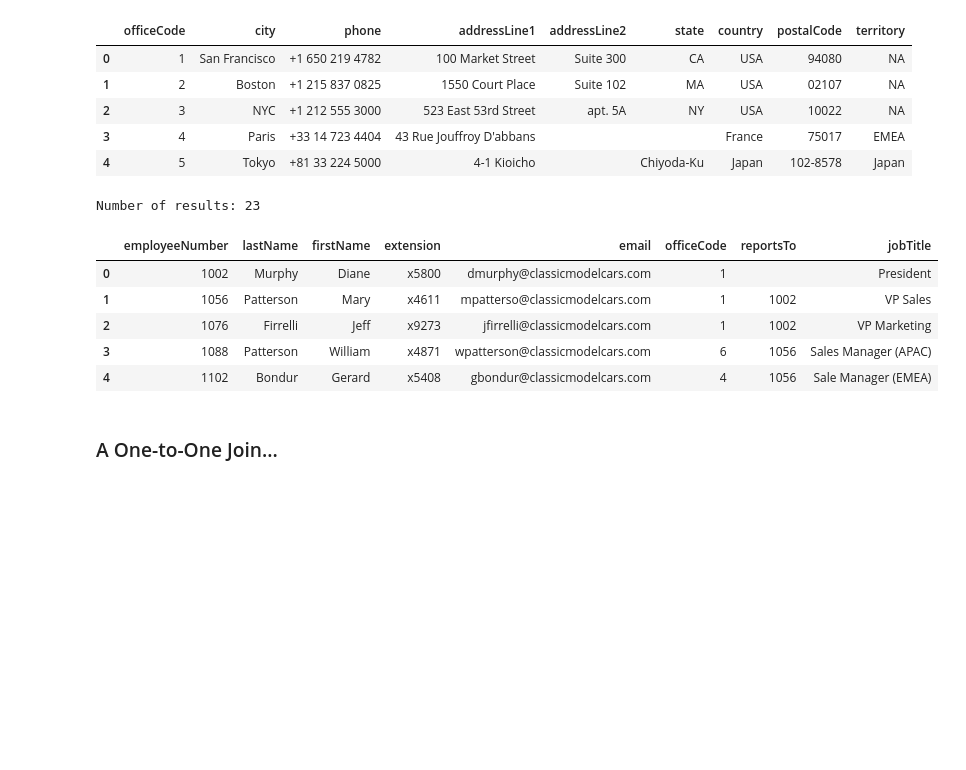
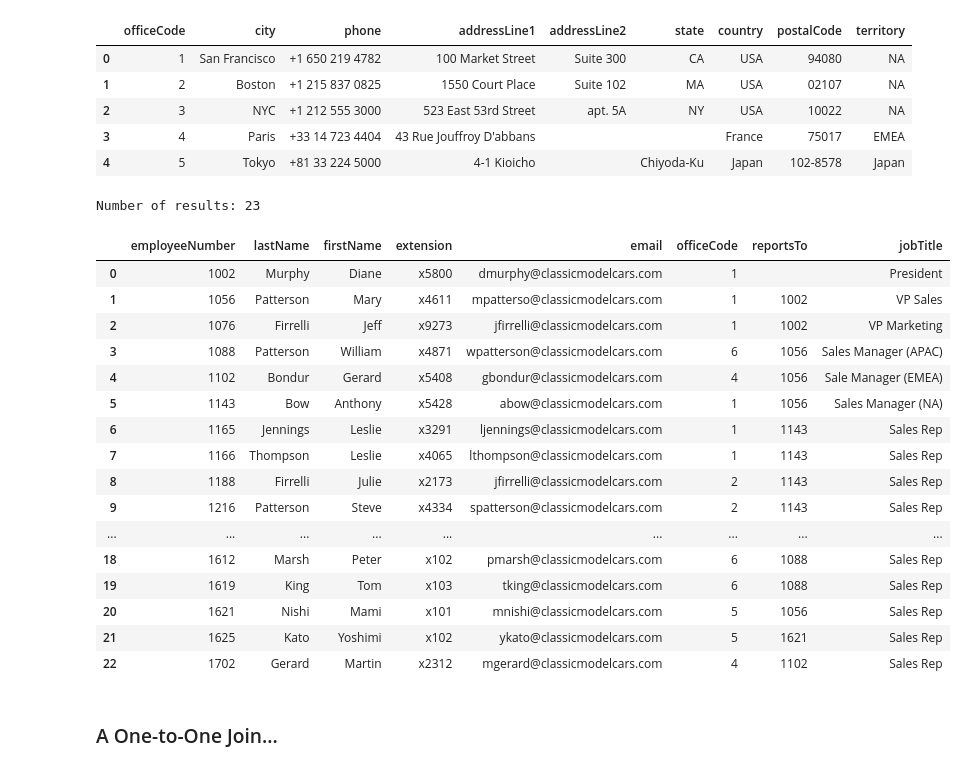
Before and after one commit to sooklald/dsc-1-05-12-one-to-many-and-many-to-many-joins-online-ds-pt-100118, a Jupyter notebook: index.ipynb, the cells around one changed output. Saved outputs shown, nothing was run; the diff lists cells and outputs as text; code cells hidden in the pictures; blank space fills up the shorter version.

```diff
--- a/index.ipynb
+++ b/index.ipynb
@@ -51,17 +51,28 @@ Number of results: 7
 # %%
 cur.execute('select * from employees;')
 df = pd.DataFrame(cur.fetchall())
 df.columns = [i[0] for i in cur.description]
 print('Number of results:', len(df))
-df.head()
+df
 # %% [output]
 Number of results: 23
 |  | employeeNumber | lastName | firstName | extension | email | officeCode | reportsTo | jobTitle |
 | 0 | 1002 | Murphy | Diane | x5800 | dmurphy@classicmodelcars.com | 1 |  | President |
 | 1 | 1056 | Patterson | Mary | x4611 | mpatterso@classicmodelcars.com | 1 | 1002 | VP Sales |
 | 2 | 1076 | Firrelli | Jeff | x9273 | jfirrelli@classicmodelcars.com | 1 | 1002 | VP Marketing |
 | 3 | 1088 | Patterson | William | x4871 | wpatterson@classicmodelcars.com | 6 | 1056 | Sales Manager (APAC) |
 | 4 | 1102 | Bondur | Gerard | x5408 | gbondur@classicmodelcars.com | 4 | 1056 | Sale Manager (EMEA) |
+| 5 | 1143 | Bow | Anthony | x5428 | abow@classicmodelcars.com | 1 | 1056 | Sales Manager (NA) |
+| 6 | 1165 | Jennings | Leslie | x3291 | ljennings@classicmodelcars.com | 1 | 1143 | Sales Rep |
+| 7 | 1166 | Thompson | Leslie | x4065 | lthompson@classicmodelcars.com | 1 | 1143 | Sales Rep |
+| 8 | 1188 | Firrelli | Julie | x2173 | jfirrelli@classicmodelcars.com | 2 | 1143 | Sales Rep |
+| 9 | 1216 | Patterson | Steve | x4334 | spatterson@classicmodelcars.com | 2 | 1143 | Sales Rep |
+| ... | ... | ... | ... | ... | ... | ... | ... | ... |
+| 18 | 1612 | Marsh | Peter | x102 | pmarsh@classicmodelcars.com | 6 | 1088 | Sales Rep |
+| 19 | 1619 | King | Tom | x103 | tking@classicmodelcars.com | 6 | 1088 | Sales Rep |
+| 20 | 1621 | Nishi | Mami | x101 | mnishi@classicmodelcars.com | 5 | 1056 | Sales Rep |
+| 21 | 1625 | Kato | Yoshimi | x102 | ykato@classicmodelcars.com | 5 | 1621 | Sales Rep |
+| 22 | 1702 | Gerard | Martin | x2312 | mgerard@classicmodelcars.com | 4 | 1102 | Sales Rep |
 # %% [markdown]
 ### A One-to-One Join...
 # %%
```
